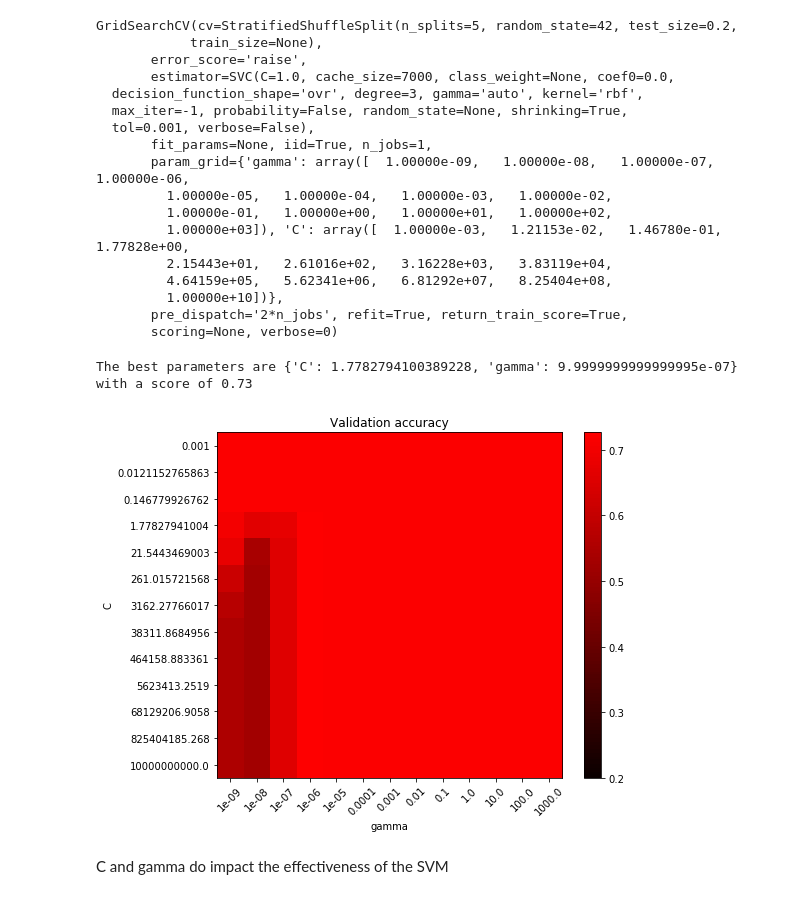
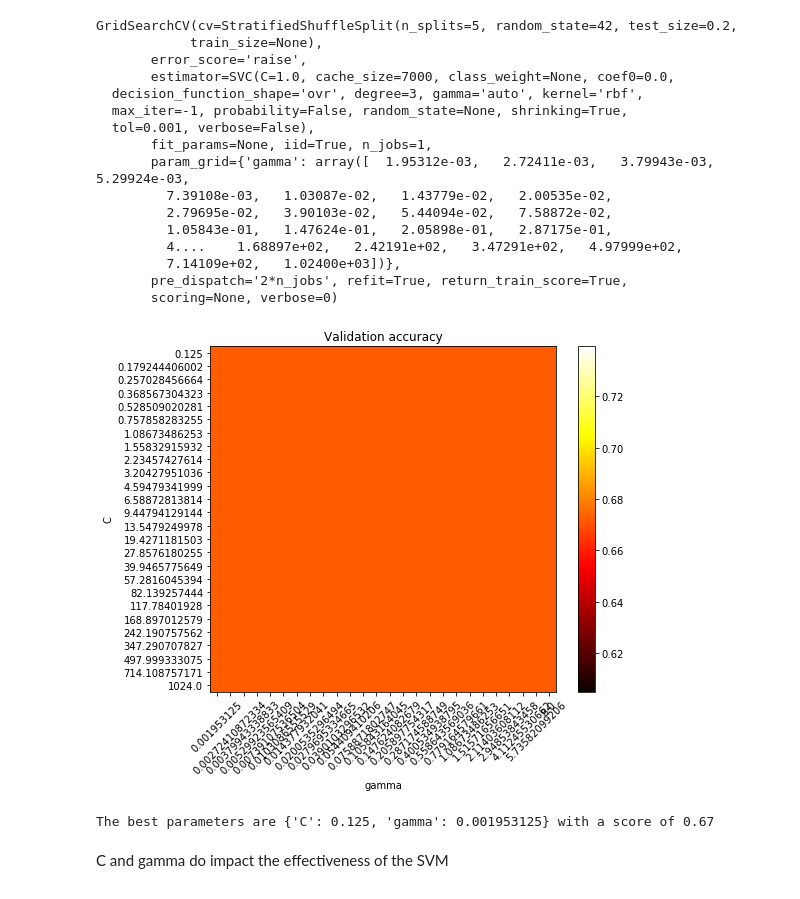
Before and after one commit to bfine9618/PredictingInterestLevel, a Jupyter notebook: Initial models/Determining Impact of C and Gamma.ipynb, the cells around one changed output. Drawn from its saved outputs; the diff is of its cells as text; code cells hidden in the pictures.

Commit message:
messing with c and gamma. no chang.

```diff
--- a/Initial models/Determining Impact of C and Gamma.ipynb
+++ b/Initial models/Determining Impact of C and Gamma.ipynb
@@ -17,7 +17,7 @@ test = pd.read_json('../rawData/test_data.json')
 
 svm_tr = train.drop(['building_id','created','description','display_address','features',
                           'manager_id','photos','street_address'],axis=1)
-svm_tr = svm_tr.sample(n=500)
+svm_tr = svm_tr.sample(n=1000)
 
 X_svm_train, X_svm_test, y_svm_train, y_svm_test = train_test_split(svm_tr.drop(['interest_level'],axis=1),
                                                                     svm_tr['interest_level'], test_size=0.1,
@@ -28,6 +41,6 @@ svm_model = SVC(cache_size=7000, decision_function_shape='multinominal', verbose
 # %%
-C_range = np.logspace(-3, 10, 13)
-gamma_range = np.logspace(-9, 3, 13)
+C_range = np.logspace(-3, 10, 26, base=2)
+gamma_range = np.logspace(-9, 3, 26, base=2)
 param_grid = dict(gamma=gamma_range, C=C_range)
 cv = StratifiedShuffleSplit(n_splits=5, test_size=0.2, random_state=42)
 grid = GridSearchCV(SVC(cache_size=7000), param_grid=param_grid, cv=cv)
@@ -41,17 +54,35 @@ GridSearchCV(cv=StratifiedShuffleSplit(n_splits=5, random_state=42, test_size=0.
   max_iter=-1, probability=False, random_state=None, shrinking=True,
   tol=0.001, verbose=False),
        fit_params=None, iid=True, n_jobs=1,
-       param_grid={'gamma': array([  1.00000e-09,   1.00000e-08,   1.00000e-07,   1.00000e-06,
-         1.00000e-05,   1.00000e-04,   1.00000e-03,   1.00000e-02,
-         1.00000e-01,   1.00000e+00,   1.00000e+01,   1.00000e+02,
-         1.00000e+03]), 'C': array([  1.00000e-03,   1.21153e-02,   1.46780e-01,   1.77828e+00,
-         2.15443e+01,   2.61016e+02,   3.16228e+03,   3.83119e+04,
-         4.64159e+05,   5.62341e+06,   6.81292e+07,   8.25404e+08,
-         1.00000e+10])},
+       param_grid={'gamma': array([  1.95312e-03,   2.72411e-03,   3.79943e-03,   5.29924e-03,
+         7.39108e-03,   1.03087e-02,   1.43779e-02,   2.00535e-02,
+         2.79695e-02,   3.90103e-02,   5.44094e-02,   7.58872e-02,
+         1.05843e-01,   1.47624e-01,   2.05898e-01,   2.87175e-01,
+         4....    1.68897e+02,   2.42191e+02,   3.47291e+02,   4.97999e+02,
+         7.14109e+02,   1.02400e+03])},
        pre_dispatch='2*n_jobs', refit=True, return_train_score=True,
        scoring=None, verbose=0)
+# %%
+# Draw heatmap of the validation accuracy as a function of gamma and C
+
+scores = grid.cv_results_['mean_test_score'].reshape(len(C_range),
+                                                     len(gamma_range))
+
+plt.figure(figsize=(8, 6))
+plt.subplots_adjust(left=.2, right=0.95, bottom=0.15, top=0.95)
+plt.imshow(scores, interpolation='nearest', cmap=plt.cm.hot,
+           norm=MidpointNormalize(vmin=np.min(scores)+.02, midpoint=np.mean(scores)))
+plt.xlabel('gamma')
+plt.ylabel('C')
+plt.colorbar()
+plt.xticks(np.arange(len(gamma_range)), gamma_range, rotation=45)
+plt.yticks(np.arange(len(C_range)), C_range)
+plt.title('Validation accuracy')
+plt.show()
+# %% [output]
+[figure, added]
 # %%
 print("The best parameters are %s with a score of %0.2f"
       % (grid.best_params_, grid.best_score_))
 # %% [output]
-The best parameters are {'C': 1.7782794100389228, 'gamma': 9.9999999999999995e-07} with a score of 0.73
+The best parameters are {'C': 0.125, 'gamma': 0.001953125} with a score of 0.67
@@ -71,28 +89,2 @@ class MidpointNormalize(Normalize):
-# %%
-# Draw heatmap of the validation accuracy as a function of gamma and C
-#
-# The score are encoded as colors with the hot colormap which varies from dark
-# red to bright yellow. As the most interesting scores are all located in the
-# 0.92 to 0.97 range we use a custom normalizer to set the mid-point to 0.92 so
-# as to make it easier to visualize the small variations of score values in the
-# interesting range while not brutally collapsing all the low score values to
-# the same color.
-
-scores = grid.cv_results_['mean_test_score'].reshape(len(C_range),
-                                                     len(gamma_range))
-
-plt.figure(figsize=(8, 6))
-plt.subplots_adjust(left=.2, right=0.95, bottom=0.15, top=0.95)
-plt.imshow(scores, interpolation='nearest', cmap=plt.cm.hot,
-           norm=MidpointNormalize(vmin=0.2, midpoint=0.92))
-plt.xlabel('gamma')
-plt.ylabel('C')
-plt.colorbar()
-plt.xticks(np.arange(len(gamma_range)), gamma_range, rotation=45)
-plt.yticks(np.arange(len(C_range)), C_range)
-plt.title('Validation accuracy')
-plt.show()
-# %% [output]
-[figure, removed]
 # %% [markdown]
 C and gamma do impact the effectiveness of the SVM
```
Also changed, not shown: parts of 2 cells of this notebook.
